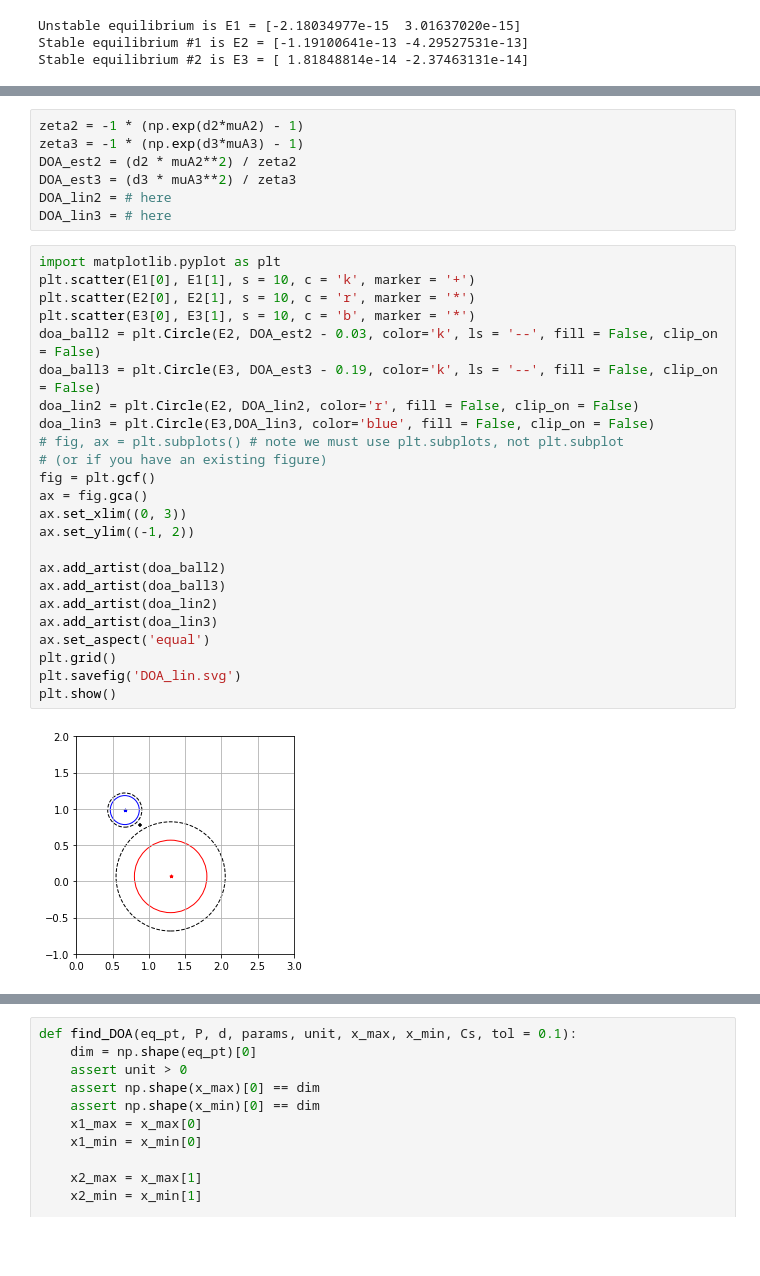
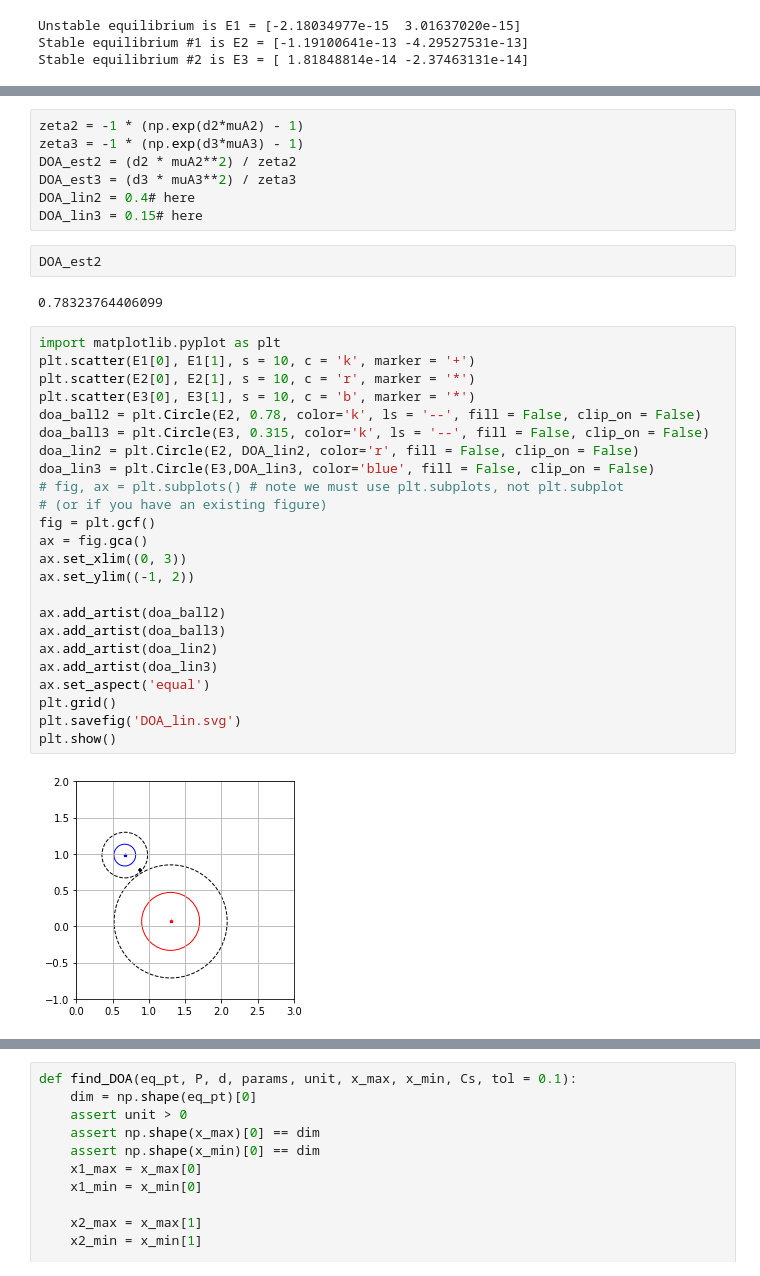
Before and after one commit to ayush9pandey/find-DOA, a Jupyter notebook: FTLF DOA.ipynb, the cells around one changed output, grey strips where cells are left out. Saved outputs shown, nothing was run; the diff lists cells and outputs as text; blank space fills up the shorter version.

```diff
--- a/FTLF DOA.ipynb
+++ b/FTLF DOA.ipynb
@@ -148,34 +158,38 @@ zeta2 = -1 * (np.exp(d2*muA2) - 1)
 zeta3 = -1 * (np.exp(d3*muA3) - 1)
 DOA_est2 = (d2 * muA2**2) / zeta2
 DOA_est3 = (d3 * muA3**2) / zeta3
-DOA_lin2 = # here
-DOA_lin3 = # here
+DOA_lin2 = 0.4# here
+DOA_lin3 = 0.15# here
+# %%
+DOA_est2
+# %% [output]
+0.78323764406099
 # %%
 import matplotlib.pyplot as plt
 plt.scatter(E1[0], E1[1], s = 10, c = 'k', marker = '+')
 plt.scatter(E2[0], E2[1], s = 10, c = 'r', marker = '*')
 plt.scatter(E3[0], E3[1], s = 10, c = 'b', marker = '*')
-doa_ball2 = plt.Circle(E2, DOA_est2 - 0.03, color='k', ls = '--', fill = False, clip_on = False)
-doa_ball3 = plt.Circle(E3, DOA_est3 - 0.19, color='k', ls = '--', fill = False, clip_on = False)
+doa_ball2 = plt.Circle(E2, 0.78, color='k', ls = '--', fill = False, clip_on = False)
+doa_ball3 = plt.Circle(E3, 0.315, color='k', ls = '--', fill = False, clip_on = False)
 doa_lin2 = plt.Circle(E2, DOA_lin2, color='r', fill = False, clip_on = False)
 doa_lin3 = plt.Circle(E3,DOA_lin3, color='blue', fill = False, clip_on = False)
 # fig, ax = plt.subplots() # note we must use plt.subplots, not plt.subplot
 # (or if you have an existing figure)
 fig = plt.gcf()
 ax = fig.gca()
 ax.set_xlim((0, 3))
 ax.set_ylim((-1, 2))
 
 ax.add_artist(doa_ball2)
 ax.add_artist(doa_ball3)
 ax.add_artist(doa_lin2)
 ax.add_artist(doa_lin3)
 ax.set_aspect('equal')
 plt.grid()
 plt.savefig('DOA_lin.svg')
 plt.show()
 # %% [output]
-[figure, old version]
+[figure, new version]
 # %%
 from sympy import Symbol
 x1 = Symbol('x1')
```
Also changed, not shown: parts of 14 cells of this notebook, 2 other files.
